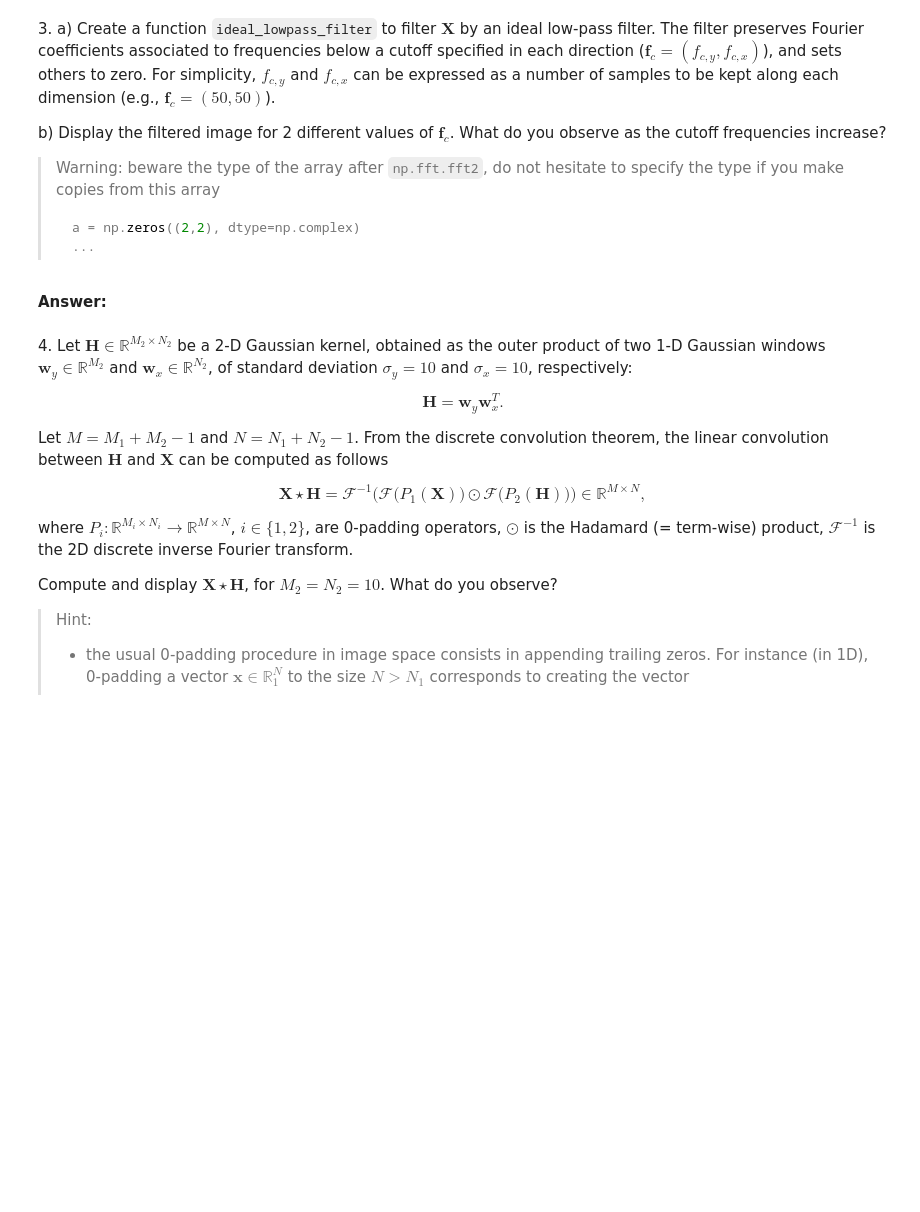
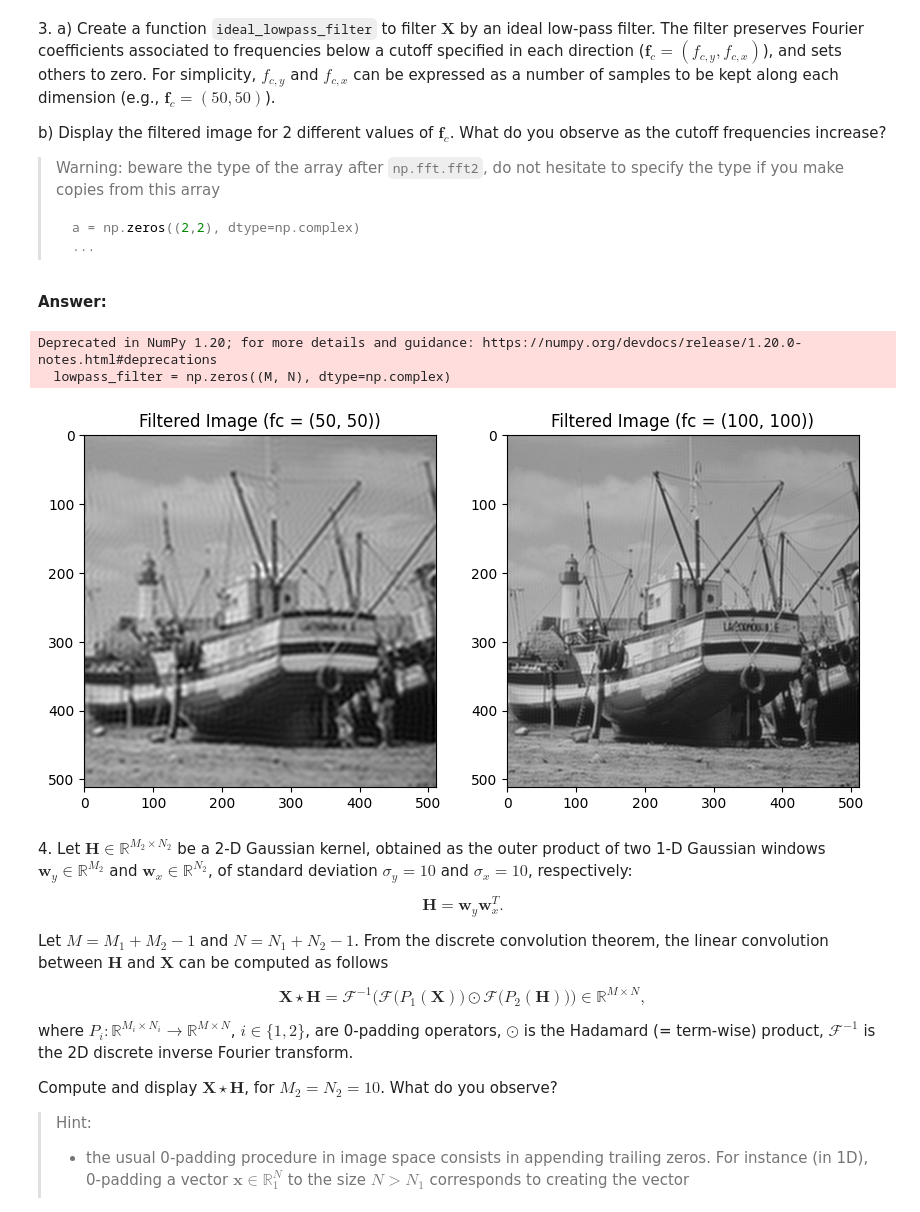
Before and after one commit to matthieuPaolo/python_sdia, a Jupyter notebook: Labs/Lab3/lab3.ipynb, the cells around one changed output. Saved outputs shown, nothing was run; the diff lists cells and outputs as text; code cells hidden in the pictures; blank space fills up the shorter version.

```diff
--- a/Labs/Lab3/lab3.ipynb
+++ b/Labs/Lab3/lab3.ipynb
@@ -244,3 +267,71 @@ b) Display the filtered image for 2 different values of $\mathbf{f}_c$. What do
+# %%
+# your code
+import numpy as np
+import matplotlib.pyplot as plt
+
+# Define the ideal low-pass filter function
+def ideal_lowpass_filter(image, fc):
+    """
+    Applies an ideal low-pass filter to an image.
+
+    Args:
+    image (numpy.ndarray): The input image.
+    fc (tuple): The cutoff frequencies in both x and y directions (fc_x, fc_y).
+
+    Returns:
+    numpy.ndarray: The filtered image.
+    """
+    # Compute the 2D Fourier transform of the image
+    f_transform = np.fft.fft2(image)
+
+    # Shift the zero frequency component to the center
+    f_transform_shifted = np.fft.fftshift(f_transform)
+
+    # Get the dimensions of the image
+    M, N = image.shape
+
+    # Create an ideal low-pass filter
+    lowpass_filter = np.zeros((M, N), dtype=np.complex)
+    fc_x, fc_y = fc
+    lowpass_filter[M//2-fc_y:M//2+fc_y, N//2-fc_x:N//2+fc_x] = 1
+
+    # Apply the filter in the frequency domain
+    filtered_transform = f_transform_shifted * lowpass_filter
+
+    # Shift the filtered transform back
+    filtered_image = np.fft.ifftshift(filtered_transform)
+
+    # Compute the inverse Fourier transform to get the filtered image
+    filtered_image = np.fft.ifft2(filtered_image).real
+
+    return filtered_image
+
+# Load and convert the image to grayscale if it's a color image
+image = plt.imread('/content/img/boat.png')
+if len(image.shape) == 3:
+    image = np.mean(image, axis=2)
+
+# Define two different cutoff frequencies
+fc1 = (50, 50)
+fc2 = (100, 100)
+
+# Apply the ideal low-pass filter with different cutoff frequencies
+filtered_image1 = ideal_lowpass_filter(image, fc1)
+filtered_image2 = ideal_lowpass_filter(image, fc2)
+
+# Display the filtered images
+plt.figure(figsize=(10, 5))
+plt.subplot(1, 2, 1)
+plt.imshow(filtered_image1, cmap='gray')
+plt.title('Filtered Image (fc = (50, 50))')
+plt.subplot(1, 2, 2)
+plt.imshow(filtered_image2, cmap='gray')
+plt.title('Filtered Image (fc = (100, 100))')
+plt.show()
+# %% [output]
+Deprecated in NumPy 1.20; for more details and guidance: https://numpy.org/devdocs/release/1.20.0-notes.html#deprecations
+  lowpass_filter = np.zeros((M, N), dtype=np.complex)
+[figure, added]
 # %% [markdown]
 4\. Let $\mathbf{H} \in \mathbb{R}^{M_2\times N_2}$ be a 2-D Gaussian kernel, obtained as the outer product of two 1-D Gaussian windows $\mathbf{w}_y \in \mathbb{R}^{M_2}$ and $\mathbf{w}_x \in \mathbb{R}^{N_2}$, of standard deviation $\sigma_y = 10$ and $\sigma_x = 10$, respectively:
 
```
Also changed, not shown: parts of 3 cells of this notebook.
